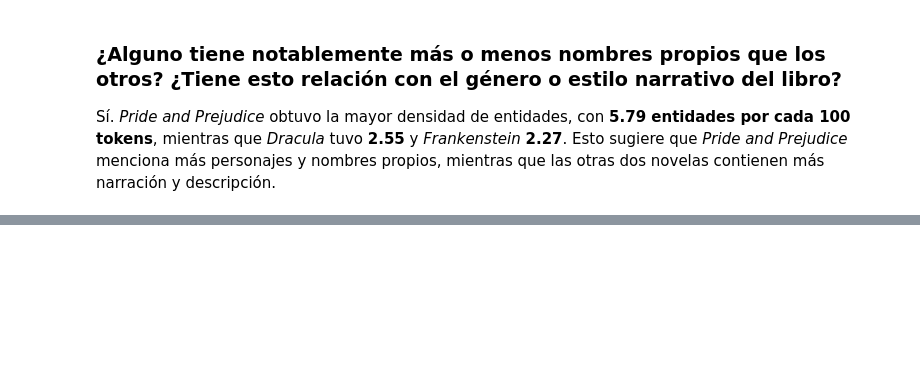
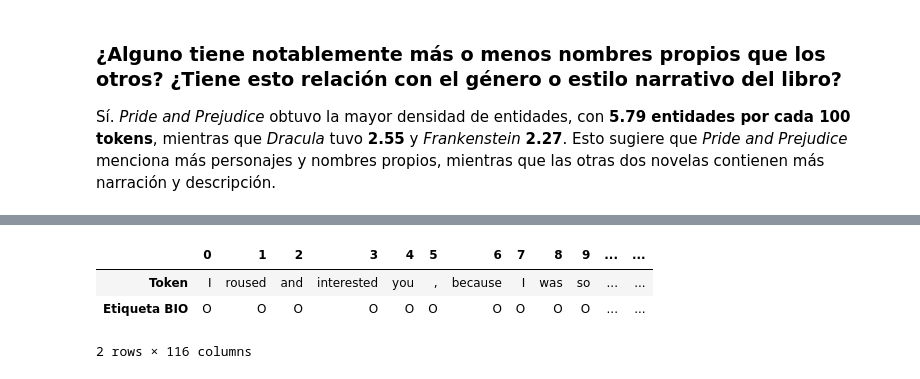
Before and after one commit to Cynthiss/NLP, a Jupyter notebook: Lab_6/Lab_6.ipynb, the cells around one changed output, grey strips where cells are left out. Saved outputs shown, nothing was run; the diff lists cells and outputs as text; code cells hidden in the pictures; blank space fills up the shorter version.

Commit message:
Part 5
seleccion de las oraciones

```diff
--- a/Lab_6/Lab_6.ipynb
+++ b/Lab_6/Lab_6.ipynb
@@ -764,0 +792,14 @@ Sí. *Pride and Prejudice* obtuvo la mayor densidad de entidades, con **5.79 ent
+# %%
+# Seleccionamos el libro
+selected_book = "Pride and Prejudice"
+
+# Tomamos 5 oraciones consecutivas desde la muestra
+bio_sentences = books[selected_book]["sample_sentences"][:5]
+
+# Unimos las oraciones en un solo texto
+bio_text = " ".join([sent.text for sent in bio_sentences])
+
+# Procesamos el fragmento con spaCy
+bio_doc = nlp(bio_text)
+
+print(bio_text)
@@ -764,0 +816,20 @@ Sí. *Pride and Prejudice* obtuvo la mayor densidad de entidades, con **5.79 ent
+# %%
+# Creamos la tabla token por token con etiquetas BIO
+
+bio_rows = []
+
+for token in bio_doc:
+    if not token.is_space:
+        if token.ent_iob_ == "O":
+            bio_label = "O"
+        else:
+            bio_label = f"{token.ent_iob_}-{token.ent_type_}"
+
+        bio_rows.append({
+            "Token": token.text,
+            "Etiqueta BIO": bio_label
+        })
+
+bio_df = pd.DataFrame(bio_rows)
+
+bio_df
@@ -764,0 +850,14 @@ Sí. *Pride and Prejudice* obtuvo la mayor densidad de entidades, con **5.79 ent
+# %%
+# Convertimos la tabla al formato solicitado: una fila de tokens y una fila de etiquetas BIO
+
+bio_table = pd.DataFrame(
+    [bio_df["Token"].tolist(), bio_df["Etiqueta BIO"].tolist()],
+    index=["Token", "Etiqueta BIO"]
+)
+
+bio_table
+# %% [output]
+|  | 0 | 1 | 2 | 3 | 4 | 5 | 6 | 7 | 8 | 9 | ... | ... |
+| Token | I | roused | and | interested | you | , | because | I | was | so | ... | ... |
+| Etiqueta BIO | O | O | O | O | O | O | O | O | O | O | ... | ... |
+2 rows × 116 columns
```
Also changed, not shown: parts of 4 cells of this notebook.
